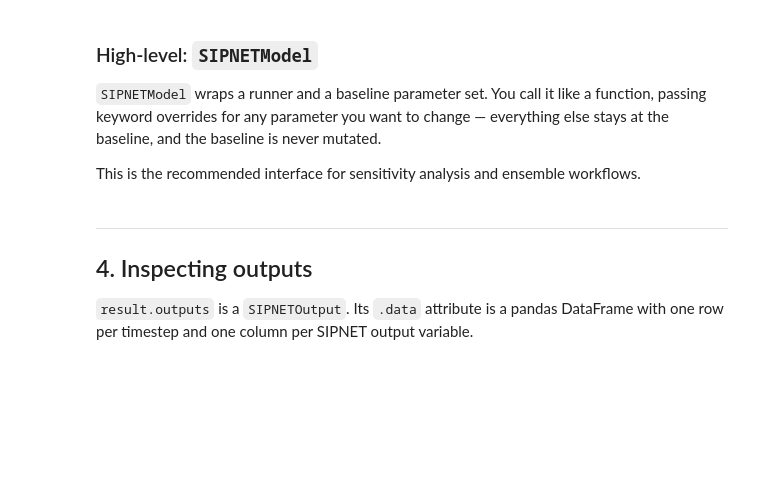
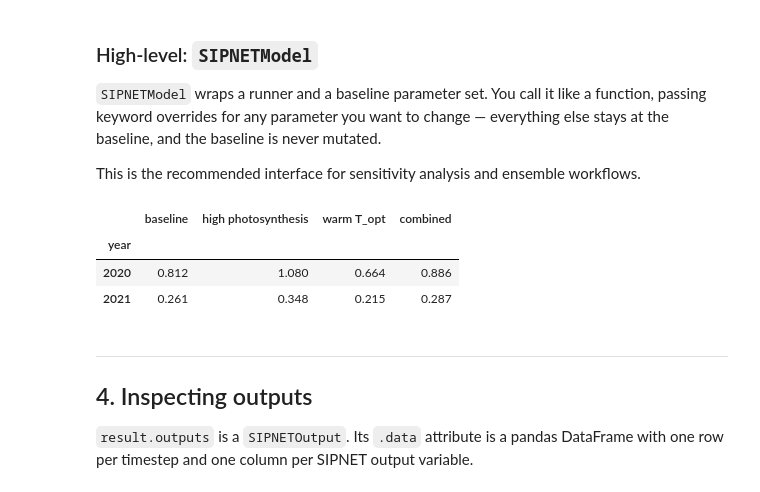
Before and after one commit to TARPS-group/pySIPNET, a Jupyter notebook: examples/tutorial.ipynb, the cells around one changed output. Saved outputs shown, nothing was run; the diff lists cells and outputs as text; code cells hidden in the pictures; blank space fills up the shorter version.

```diff
--- a/examples/tutorial.ipynb
+++ b/examples/tutorial.ipynb
@@ -181,16 +194,21 @@ with warnings.catch_warnings():
 # %%
 # Annual GPP across the four scenarios
 scenarios = {
     "baseline":   result_baseline,
-    "high a_max": result_high_psn,
+    "high photosynthesis": result_high_psn,
     "warm T_opt": result_warm,
     "combined":   result_combined,
 }
 
 pd.DataFrame({
-    name: res.outputs.data.groupby("year")["gpp"].sum()
+    name: res.outputs.data.groupby("year")["gross_primary_production"].sum()
     for name, res in scenarios.items()
 })
+# %% [output]
+|  | baseline | high photosynthesis | warm T_opt | combined |
+| year |  |  |  |  |
+| 2020 | 0.812 | 1.080 | 0.664 | 0.886 |
+| 2021 | 0.261 | 0.348 | 0.215 | 0.287 |
 # %% [markdown]
 ---
 ## 4. Inspecting outputs
```
Also changed, not shown: parts of 17 cells of this notebook, 24 other files.
